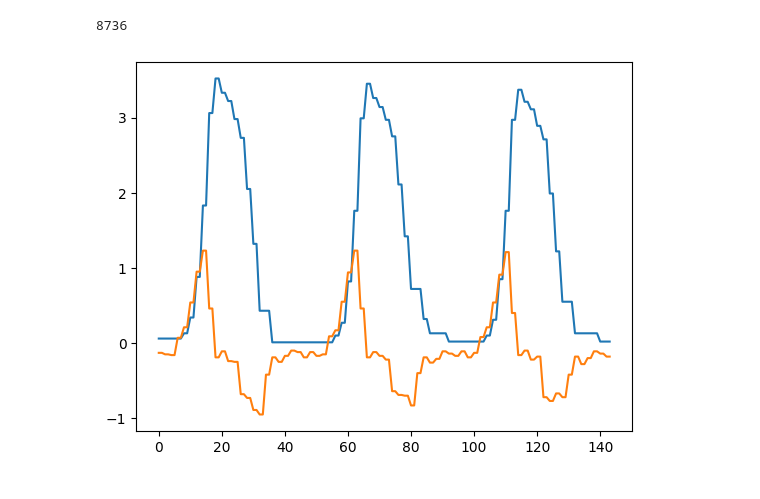
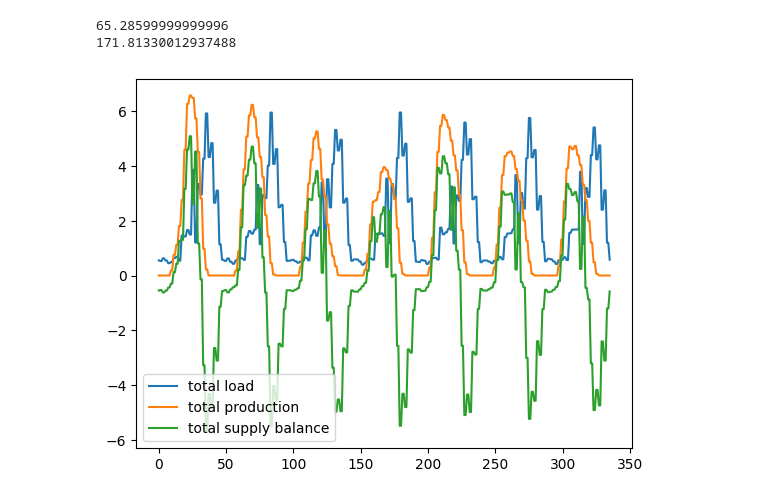
Before and after one commit to antonhlenander/CommunityFlex, a Jupyter notebook: logpros.ipynb, the cells around one changed output. Cells and saved outputs as stored; diff of their text form; code cells hidden in the pictures.

```diff
--- a/logpros.ipynb
+++ b/logpros.ipynb
@@ -21,23 +21,55 @@ with open(file_path, 'r') as file:
                     new_metrics[key] = []
                 new_metrics[key].append(value)
 
+agent = 'H2'
 
-start = 3131
-end = 3131+(48*3)
+#start = 336*4*6
+#end = 336*4*7 - (336*3)
+start = 48*120
+end = 48*127
 
-current_charge = new_metrics['H5/current_charge']
-current_supply = new_metrics['H5/current_supply']
+current_load = new_metrics[f'{agent}/current_load']
+current_prod = new_metrics[f'{agent}/current_prod']
+current_charge = new_metrics[f'{agent}/current_charge']
+current_supply = new_metrics[f'{agent}/current_supply']
+net_loss = new_metrics[f'{agent}/net_loss']
 
-print(len(current_charge))
+total_load = new_metrics['env/total_load']
+total_prod = new_metrics['env/total_prod']
+total_supply = new_metrics['env/total_supply']
 
+current_load = current_load[start:end]
+current_prod = current_prod[start:end]
 current_charge = current_charge[start:end]
 current_supply = current_supply[start:end]
+net_loss = net_loss[start:end]
+
+total_load = total_load[start:end]
+total_prod = total_prod[start:end]
+total_supply = total_supply[start:end]
 
 
+print(sum(current_prod))
+print(sum(current_load))
 
-plt.plot(current_charge)
-plt.plot(current_supply)
-plt.show()
+# plt.plot(current_load, label='load')
+# plt.plot(current_prod, label='production')
+# plt.plot(current_supply, label='supply balance')
+# #plt.plot(current_charge, label='battery charge')
+# #plt.plot(net_loss)
+
+# plt.legend()
+# plt.show()
 # %% [output]
-8736
+65.28599999999996
+171.81330012937488
-[figure, removed]
+# %%
+
+
+plt.plot(total_load, label='total load')
+plt.plot(total_prod, label='total production')
+plt.plot(total_supply, label='total supply balance')
+plt.legend()
+plt.show()
+# %% [output]
+[figure, added]
```
Also changed, not shown: 7 other files.
